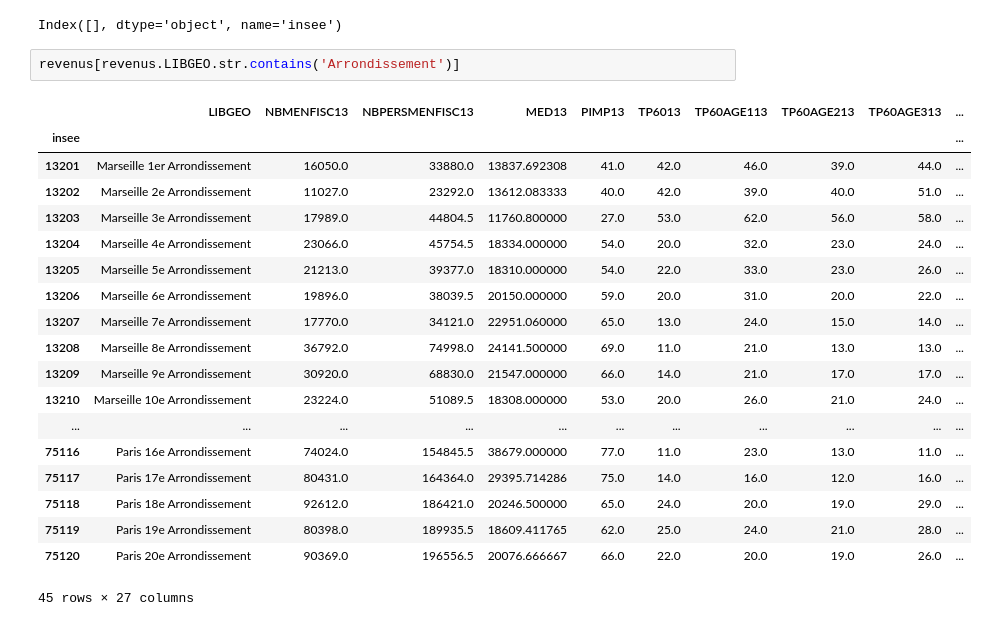
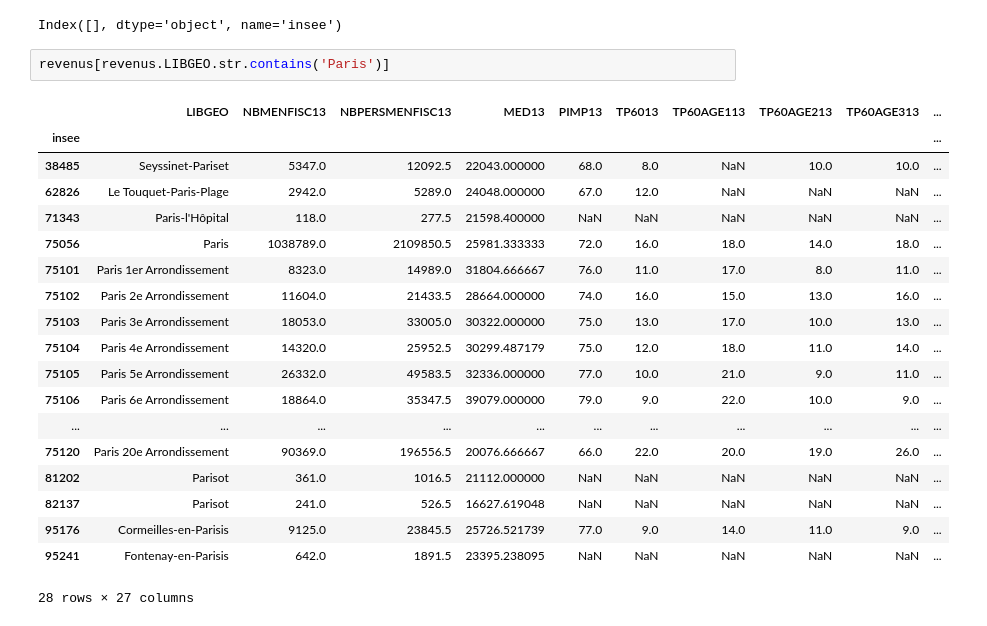
Before and after one commit to cyrilbecot/StGobain_CaseStudy, a Jupyter notebook: ExplorationRevenusData.ipynb, the cells around one changed output. Drawn from its saved outputs; the diff is of its cells as text.

```diff
--- a/ExplorationRevenusData.ipynb
+++ b/ExplorationRevenusData.ipynb
@@ -44,24 +44,24 @@ revenus[revenus.index.str.startswith('97')].index.unique()
 # %% [output]
 Index([], dtype='object', name='insee')
 # %%
-revenus[revenus.LIBGEO.str.contains('Arrondissement')]
+revenus[revenus.LIBGEO.str.contains('Paris')]
 # %% [output]
 |  | LIBGEO | NBMENFISC13 | NBPERSMENFISC13 | MED13 | PIMP13 | TP6013 | TP60AGE113 | TP60AGE213 | TP60AGE313 | ... |
 | insee |  |  |  |  |  |  |  |  |  | ... |
-| 13201 | Marseille 1er Arrondissement | 16050.0 | 33880.0 | 13837.692308 | 41.0 | 42.0 | 46.0 | 39.0 | 44.0 | ... |
-| 13202 | Marseille 2e Arrondissement | 11027.0 | 23292.0 | 13612.083333 | 40.0 | 42.0 | 39.0 | 40.0 | 51.0 | ... |
-| 13203 | Marseille 3e Arrondissement | 17989.0 | 44804.5 | 11760.800000 | 27.0 | 53.0 | 62.0 | 56.0 | 58.0 | ... |
-| 13204 | Marseille 4e Arrondissement | 23066.0 | 45754.5 | 18334.000000 | 54.0 | 20.0 | 32.0 | 23.0 | 24.0 | ... |
-| 13205 | Marseille 5e Arrondissement | 21213.0 | 39377.0 | 18310.000000 | 54.0 | 22.0 | 33.0 | 23.0 | 26.0 | ... |
-| 13206 | Marseille 6e Arrondissement | 19896.0 | 38039.5 | 20150.000000 | 59.0 | 20.0 | 31.0 | 20.0 | 22.0 | ... |
-| 13207 | Marseille 7e Arrondissement | 17770.0 | 34121.0 | 22951.060000 | 65.0 | 13.0 | 24.0 | 15.0 | 14.0 | ... |
-| 13208 | Marseille 8e Arrondissement | 36792.0 | 74998.0 | 24141.500000 | 69.0 | 11.0 | 21.0 | 13.0 | 13.0 | ... |
-| 13209 | Marseille 9e Arrondissement | 30920.0 | 68830.0 | 21547.000000 | 66.0 | 14.0 | 21.0 | 17.0 | 17.0 | ... |
-| 13210 | Marseille 10e Arrondissement | 23224.0 | 51089.5 | 18308.000000 | 53.0 | 20.0 | 26.0 | 21.0 | 24.0 | ... |
+| 38485 | Seyssinet-Pariset | 5347.0 | 12092.5 | 22043.000000 | 68.0 | 8.0 | NaN | 10.0 | 10.0 | ... |
+| 62826 | Le Touquet-Paris-Plage | 2942.0 | 5289.0 | 24048.000000 | 67.0 | 12.0 | NaN | NaN | NaN | ... |
+| 71343 | Paris-l'Hôpital | 118.0 | 277.5 | 21598.400000 | NaN | NaN | NaN | NaN | NaN | ... |
+| 75056 | Paris | 1038789.0 | 2109850.5 | 25981.333333 | 72.0 | 16.0 | 18.0 | 14.0 | 18.0 | ... |
+| 75101 | Paris 1er Arrondissement | 8323.0 | 14989.0 | 31804.666667 | 76.0 | 11.0 | 17.0 | 8.0 | 11.0 | ... |
+| 75102 | Paris 2e Arrondissement | 11604.0 | 21433.5 | 28664.000000 | 74.0 | 16.0 | 15.0 | 13.0 | 16.0 | ... |
+| 75103 | Paris 3e Arrondissement | 18053.0 | 33005.0 | 30322.000000 | 75.0 | 13.0 | 17.0 | 10.0 | 13.0 | ... |
+| 75104 | Paris 4e Arrondissement | 14320.0 | 25952.5 | 30299.487179 | 75.0 | 12.0 | 18.0 | 11.0 | 14.0 | ... |
+| 75105 | Paris 5e Arrondissement | 26332.0 | 49583.5 | 32336.000000 | 77.0 | 10.0 | 21.0 | 9.0 | 11.0 | ... |
+| 75106 | Paris 6e Arrondissement | 18864.0 | 35347.5 | 39079.000000 | 79.0 | 9.0 | 22.0 | 10.0 | 9.0 | ... |
 | ... | ... | ... | ... | ... | ... | ... | ... | ... | ... | ... |
-| 75116 | Paris 16e Arrondissement | 74024.0 | 154845.5 | 38679.000000 | 77.0 | 11.0 | 23.0 | 13.0 | 11.0 | ... |
-| 75117 | Paris 17e Arrondissement | 80431.0 | 164364.0 | 29395.714286 | 75.0 | 14.0 | 16.0 | 12.0 | 16.0 | ... |
-| 75118 | Paris 18e Arrondissement | 92612.0 | 186421.0 | 20246.500000 | 65.0 | 24.0 | 20.0 | 19.0 | 29.0 | ... |
-| 75119 | Paris 19e Arrondissement | 80398.0 | 189935.5 | 18609.411765 | 62.0 | 25.0 | 24.0 | 21.0 | 28.0 | ... |
 | 75120 | Paris 20e Arrondissement | 90369.0 | 196556.5 | 20076.666667 | 66.0 | 22.0 | 20.0 | 19.0 | 26.0 | ... |
+| 81202 | Parisot | 361.0 | 1016.5 | 21112.000000 | NaN | NaN | NaN | NaN | NaN | ... |
+| 82137 | Parisot | 241.0 | 526.5 | 16627.619048 | NaN | NaN | NaN | NaN | NaN | ... |
+| 95176 | Cormeilles-en-Parisis | 9125.0 | 23845.5 | 25726.521739 | 77.0 | 9.0 | 14.0 | 11.0 | 9.0 | ... |
+| 95241 | Fontenay-en-Parisis | 642.0 | 1891.5 | 23395.238095 | NaN | NaN | NaN | NaN | NaN | ... |
-45 rows × 27 columns
+28 rows × 27 columns
```
Also changed, not shown: parts of 1 cell of this notebook, 4 other files.
